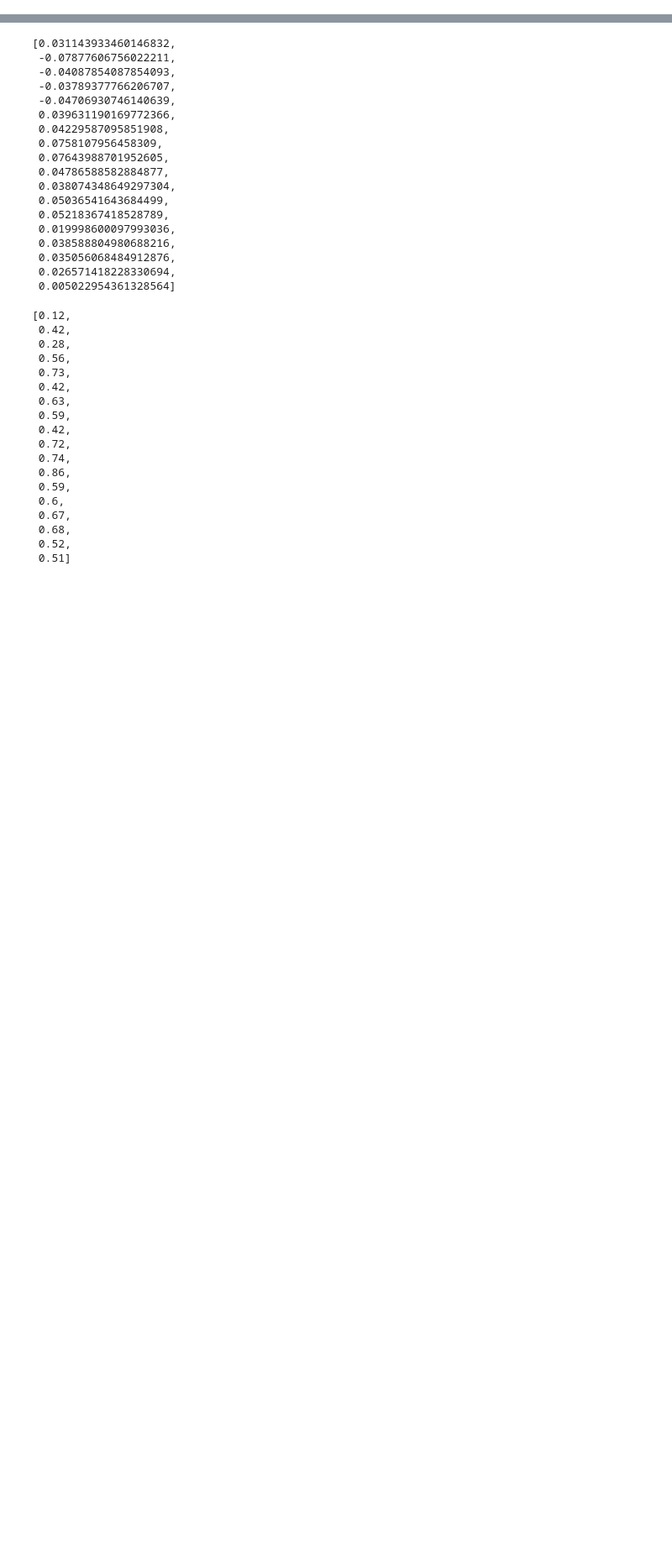
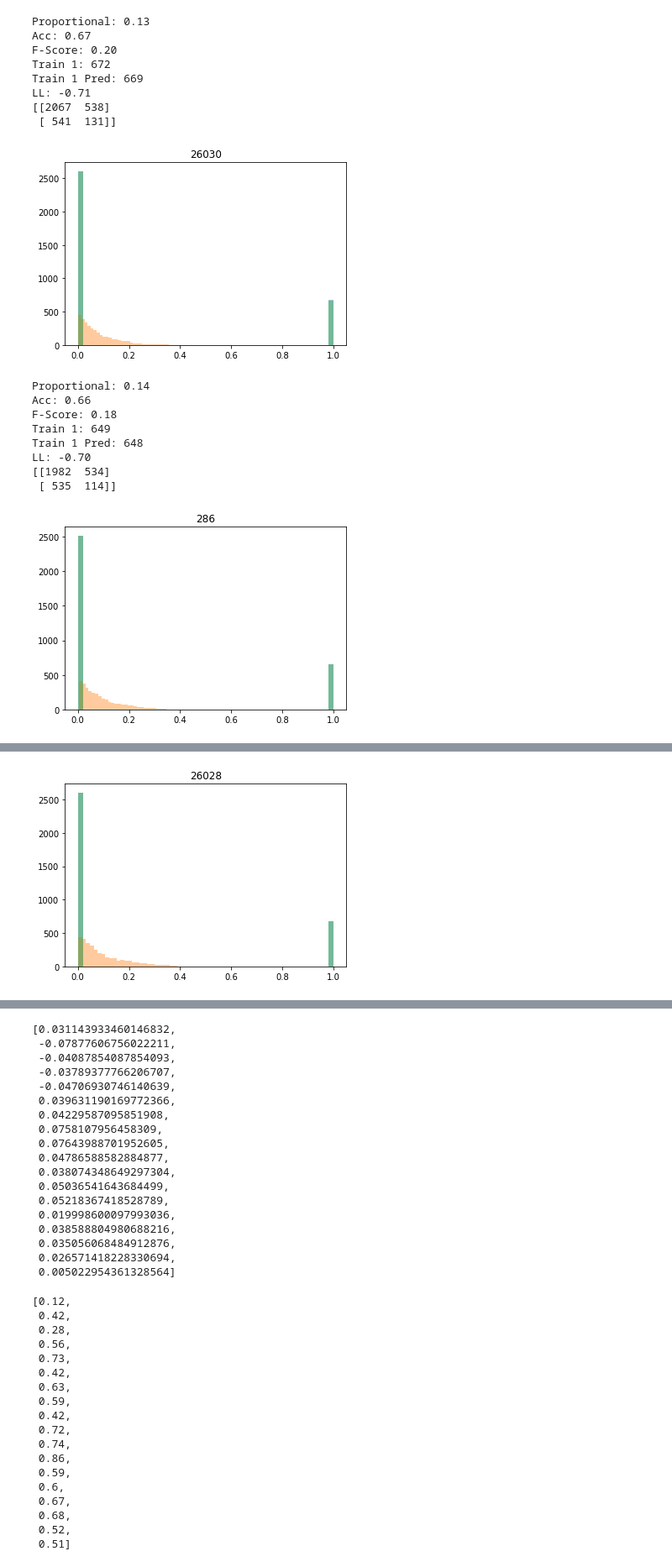
Before and after one commit to MachineTeachingEdu/machine-teaching, a Jupyter notebook: machineteaching/2020_02_19 - EDM 2020 - Exploring FDTF.ipynb, the cells around one changed output, grey strips where cells are left out. Shown at 84% size. Drawn from its saved outputs; the diff is of its cells as text; code cells hidden in the pictures; blank space fills up the shorter version.

```diff
--- a/machineteaching/2020_02_19 - EDM 2020 - Exploring FDTF.ipynb
+++ b/machineteaching/2020_02_19 - EDM 2020 - Exploring FDTF.ipynb
@@ -26,0 +52,79 @@ cursor = connection.cursor()
+# %%
+experiments_train = []
+for row in rows:
+    exp_id, sp, X, sp_hat = row
+    X = np.asarray(X)
+    sp = np.asarray(sp)
+    sp_hat = np.asarray(sp_hat)
+
+    attempts_per_question = X.sum(axis=0).sum(axis=1)
+    del_questions = [idx for idx,value in enumerate(attempts_per_question) if value < 3]
+    X = np.delete(X, del_questions, axis=1)
+
+    # Get train predicted values
+    plt.figure()
+    y = sp[np.where(X == 1)]
+    y_pred = sp_hat[np.where(X == 1)]
+
+    y_pred_sorted =y_pred.copy()
+    y_pred_sorted.sort()
+    train_1 = np.where(y == 1)[0].shape[0]
+    y_pred_binary = np.where(np.asarray(y_pred) > y_pred_sorted[-train_1], 1, 0)
+    acc = np.logical_not(np.logical_xor(y, y_pred_binary)).sum()/len(y)
+    f1 = f1_score(y, y_pred_binary)
+    train_pred_1 = np.where(y_pred_binary == 1)[0].shape[0]
+    y_pred_all = np.zeros((y.shape[0], 2))
+    y_pred_all[:,0] = 1-y_pred
+    y_pred_all[:,1] = y_pred
+    ll = -np.mean(np.log(y_pred_all[range(y.shape[0]), y.astype(int)]))
+
+    print("Proportional: %.2f" % y_pred_sorted[-train_1])
+    print("Acc: %.2f" % acc)
+    print("F-Score: %.2f" % f1)
+    print("Train 1: %d" % train_1)
+    print("Train 1 Pred: %d" % train_pred_1)
+    print("LL: %.2f" % ll)
+    print(confusion_matrix(y,y_pred_binary))
+
+    sns.distplot(y, kde=False)
+    sns.distplot(y_pred, kde=False)
+    sns.distplot(y_pred_binary, kde=False)
+    plt.title("%d" % exp_id)
+    plt.show()
+
+     # Calculate AUC and threshold to binarize prediction
+#     fpr, tpr, thresholds = roc_curve(y, y_pred, pos_label=1)
+#     auc_score = auc(fpr, tpr)
+#     plt.figure()
+#     lw = 2
+#     plt.plot(fpr, tpr, color='darkorange',
+#              lw=lw, label='ROC curve (area = %0.2f)' % auc_score)
+#     plt.plot([0, 1], [0, 1], color='navy', lw=lw, linestyle='--')
+#     plt.xlim([0.0, 1.0])
+#     plt.ylim([0.0, 1.05])
+#     plt.xlabel('False Positive Rate')
+#     plt.ylabel('True Positive Rate')
+#     plt.title('Receiver operating characteristic example')
+#     plt.legend(loc="lower right")
+#     plt.show()
+
+    experiments_train.append(exp_id)
+# %% [output]
+Proportional: 0.13
+Acc: 0.67
+F-Score: 0.20
+Train 1: 672
+Train 1 Pred: 669
+LL: -0.71
+[[2067  538]
+ [ 541  131]]
+[figure, added]
+Proportional: 0.14
+Acc: 0.66
+F-Score: 0.18
+Train 1: 649
+Train 1 Pred: 648
+LL: -0.70
+[[1982  534]
+ [ 535  114]]
+[figure, added]
@@ -26,0 +139 @@ cursor = connection.cursor()
+[figure, added]
```
Also changed, not shown: parts of 17 cells of this notebook, 1 other file.
